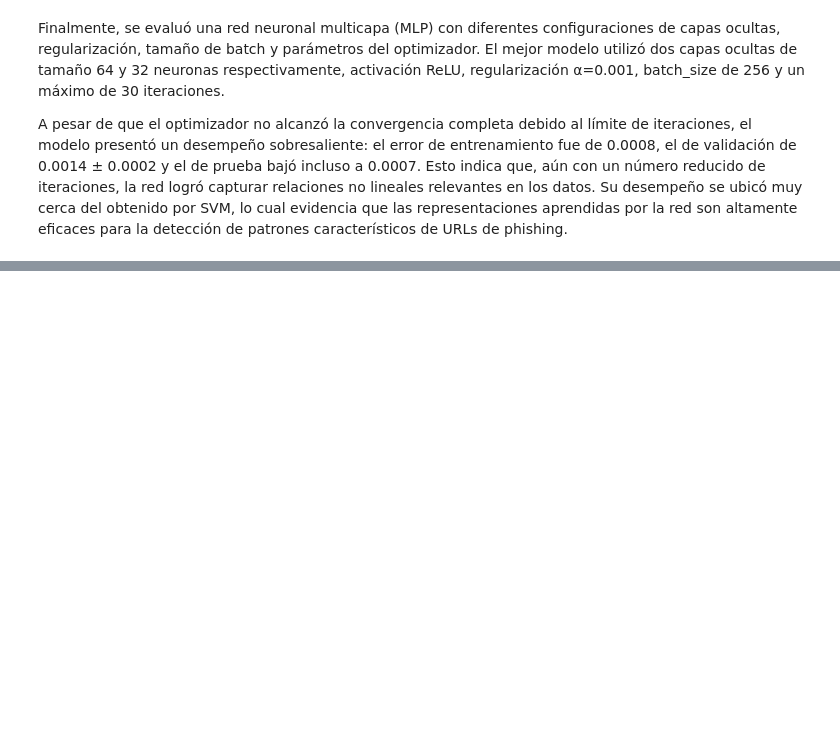
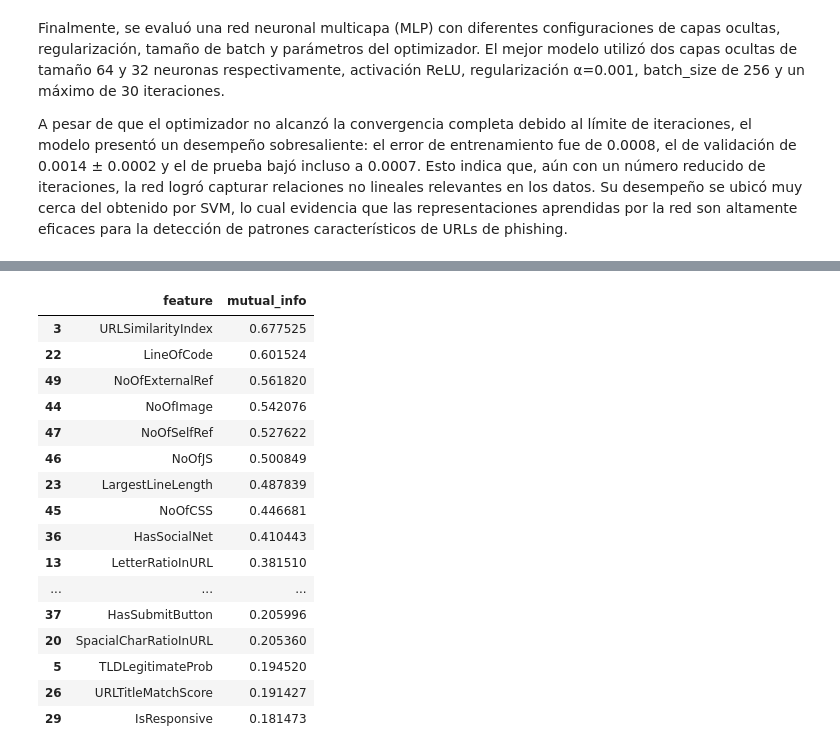
Before and after one commit to sren97/Modelos2_PhiUSIIL, a Jupyter notebook: Proyecto_Modelos_2_PhiUSIIL.ipynb, the cells around one changed output, grey strips where cells are left out. Cells and saved outputs as stored; diff of their text form; code cells hidden in the pictures; blank space fills up the shorter version.

```diff
--- a/Proyecto_Modelos_2_PhiUSIIL.ipynb
+++ b/Proyecto_Modelos_2_PhiUSIIL.ipynb
@@ -918,0 +1044,27 @@ A pesar de que el optimizador no alcanzó la convergencia completa debido al lí
+# %%
+mi = mutual_info_classif(X_train, y_train, random_state=42)
+
+df_mi = pd.DataFrame({
+    "feature": X_train.columns,
+    "mutual_info": mi
+}).sort_values("mutual_info", ascending=False)
+
+df_mi.head(20)
+# %% [output]
+|  | feature | mutual_info |
+| 3 | URLSimilarityIndex | 0.677525 |
+| 22 | LineOfCode | 0.601524 |
+| 49 | NoOfExternalRef | 0.561820 |
+| 44 | NoOfImage | 0.542076 |
+| 47 | NoOfSelfRef | 0.527622 |
+| 46 | NoOfJS | 0.500849 |
+| 23 | LargestLineLength | 0.487839 |
+| 45 | NoOfCSS | 0.446681 |
+| 36 | HasSocialNet | 0.410443 |
+| 13 | LetterRatioInURL | 0.381510 |
+| ... | ... | ... |
+| 37 | HasSubmitButton | 0.205996 |
+| 20 | SpacialCharRatioInURL | 0.205360 |
+| 5 | TLDLegitimateProb | 0.194520 |
+| 26 | URLTitleMatchScore | 0.191427 |
+| 29 | IsResponsive | 0.181473 |
```
Also changed, not shown: parts of 10 cells of this notebook.
